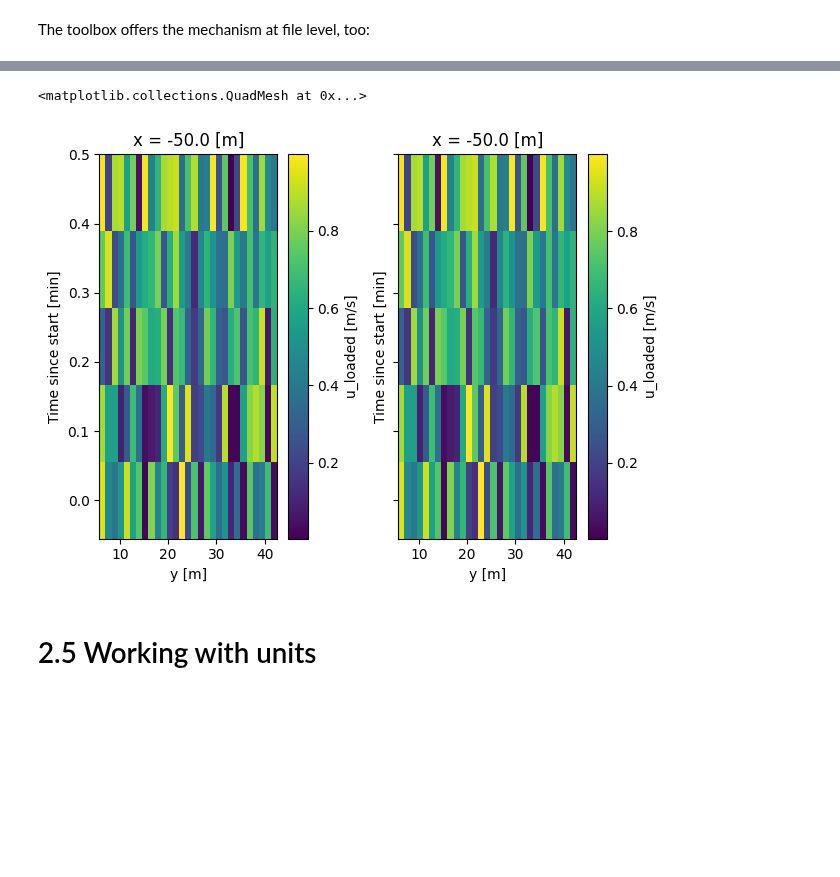
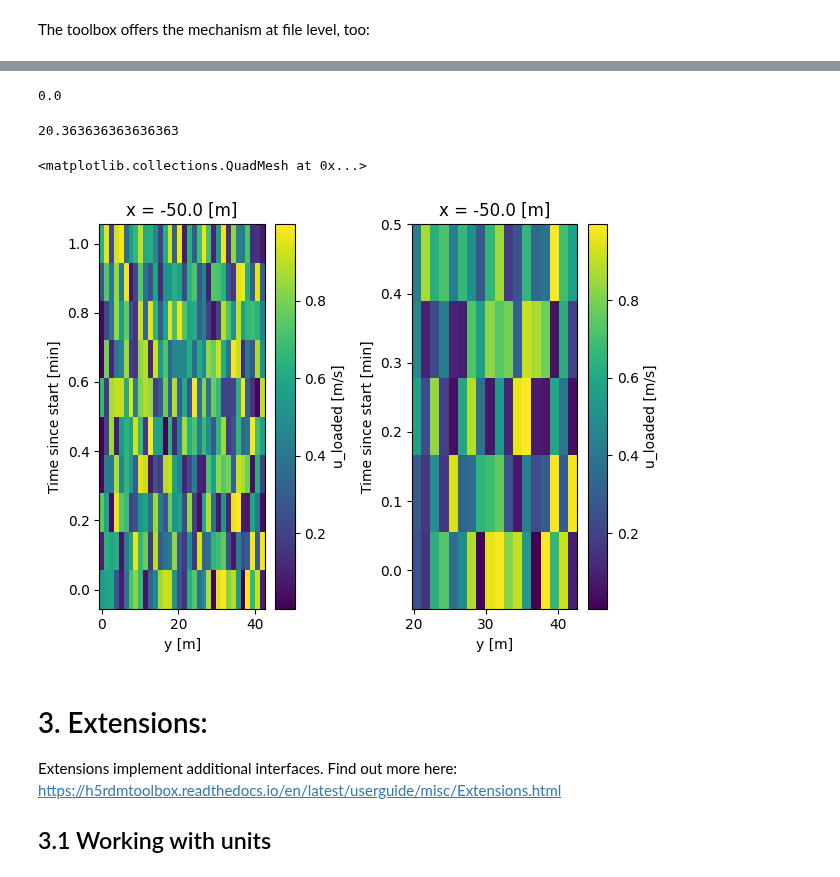
Before and after one commit to matthiasprobst/h5RDMtoolbox, a Jupyter notebook: docs/webinars/2024_05_03_v130_hdf5group/01_HighLevelInterface.ipynb, the cells around one changed output, grey strips where cells are left out. Drawn from its saved outputs; the diff is of its cells as text; code cells hidden in the pictures; blank space fills up the shorter version.

```diff
--- a/docs/webinars/2024_05_03_v130_hdf5group/01_HighLevelInterface.ipynb
+++ b/docs/webinars/2024_05_03_v130_hdf5group/01_HighLevelInterface.ipynb
@@ -142,6 +159,8 @@ array([[[0.01000017, 0.83762052, 0.17842293, ..., 0.95085899,
 with h5tbx.File() as h5:
     h5.create_dataset('u_loaded', data=u)
     h5.dump(False)
+
+hdf_filename_2 = h5.hdf_filename
 # %% [output]
 [interactive output not drawn]
 # %% [markdown]
@@ -179,7 +198,7 @@ u.isel(time=2).plot()
 # %% [markdown]
 The toolbox offers the mechanism at file level, too:
 # %%
-with h5tbx.File(h5.hdf_filename) as h5:
+with h5tbx.File(hdf_filename_2) as h5:
     u03_isel = h5.u_loaded.isel(time=0, y=3)
 u03_isel
 # %% [output]
@@ -192,7 +211,7 @@ Coordinates:
 Attributes:
     units:    m/s
 # %%
-with h5tbx.File(h5.hdf_filename) as h5:
+with h5tbx.File(hdf_filename_2) as h5:
     u03_sel = h5.u_loaded.sel(time=0, y=3, method='nearest')
 u03_sel
 # %% [output]
@@ -216,17 +235,29 @@ u_sub_nearest.plot(marker='o')
 # %%
 with h5tbx.File(h5.hdf_filename) as h5:
-    u_sub = h5['u_loaded'].isel(y=h5['u_loaded'].y>5.3, time=h5['u_loaded'].time<0.5)
+    u_sub = h5['u_loaded'].isel(y=h5['u_loaded'].y>20.3, time=h5['u_loaded'].time<0.5)
     u_full = h5['u_loaded'][()]
+# %%
+u_full.y.data[0]
+# %% [output]
+0.0
+# %%
+u_sub.y.data[0]
+# %% [output]
+20.363636363636363
 # %%
 import matplotlib.pyplot as plt
-fig, axs = plt.subplots(1, 2, sharex=True, sharey=True, tight_layout=True)
-u_full.plot(ylim=[0, 3], ax=axs[0])
+fig, axs = plt.subplots(1, 2, tight_layout=True)
+u_full.plot(ax=axs[0])
 u_sub.plot(ax=axs[1])
 # %% [output]
 <matplotlib.collections.QuadMesh at 0x...>
-[figure, old version]
+[figure, new version]
 # %% [markdown]
-# 2.5 Working with units
+# 3. Extensions:
+
+Extensions implement additional interfaces. Find out more here: https://h5rdmtoolbox.readthedocs.io/en/latest/userguide/misc/Extensions.html
+
+## 3.1 Working with units
 # %%
 from h5rdmtoolbox.extensions import units
 # %%
```
Also changed, not shown: parts of 26 cells of this notebook, 15 other files.
